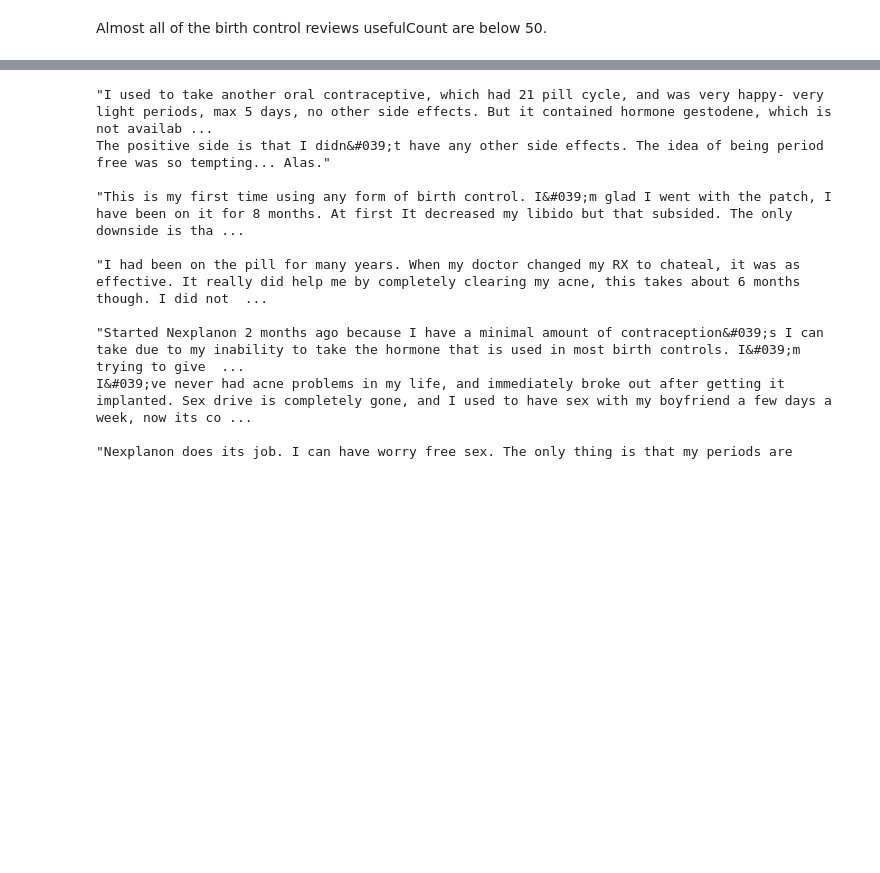
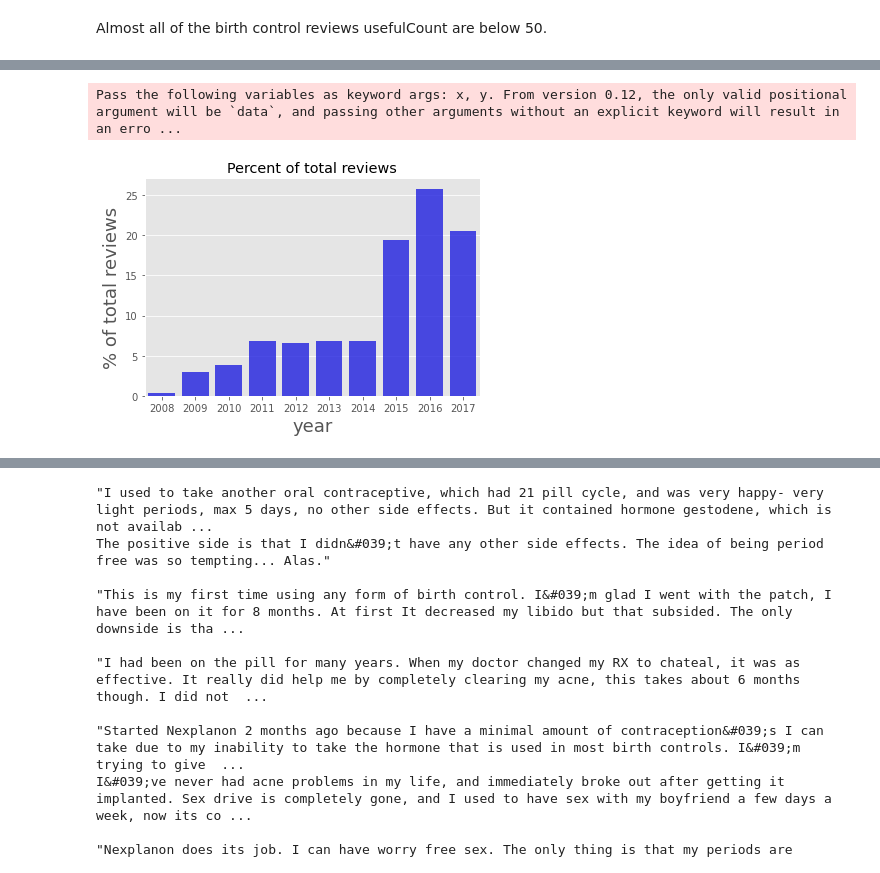
Before and after one commit to Melissa-Stadt/review-usefulness, a Jupyter notebook: data-analysis.ipynb, the cells around one changed output, grey strips where cells are left out. Drawn from its saved outputs; the diff is of its cells as text; code cells hidden in the pictures; blank space fills up the shorter version.

```diff
--- a/data-analysis.ipynb
+++ b/data-analysis.ipynb
@@ -251,0 +285,10 @@ Almost all of the birth control reviews usefulCount are below 50.
+# %%
+# most of the reviews are in 2015-2017
+sns.barplot(cnt_year_sort.index, cnt_year_sort.values/total_bc*100.0, alpha=0.8, color = 'blue')
+plt.xlabel('year', fontsize=18)
+plt.ylabel('% of total reviews', fontsize=18)
+plt.title('Percent of total reviews')
+plt.show()
+# %% [output]
+Pass the following variables as keyword args: x, y. From version 0.12, the only valid positional argument will be `data`, and passing other arguments without an explicit keyword will result in an erro ...
+[figure, added]
```
Also changed, not shown: parts of 19 cells of this notebook, 3 other files.
